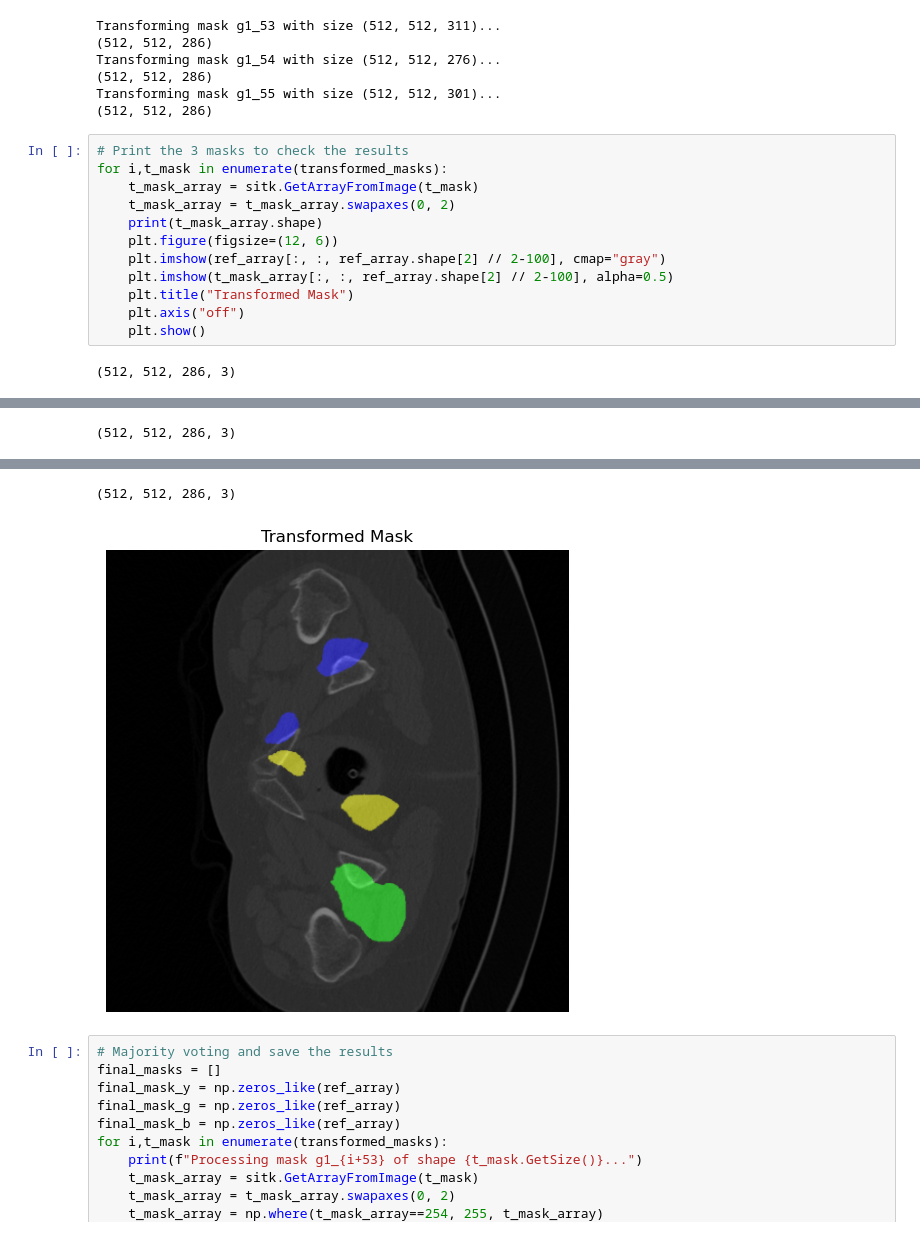
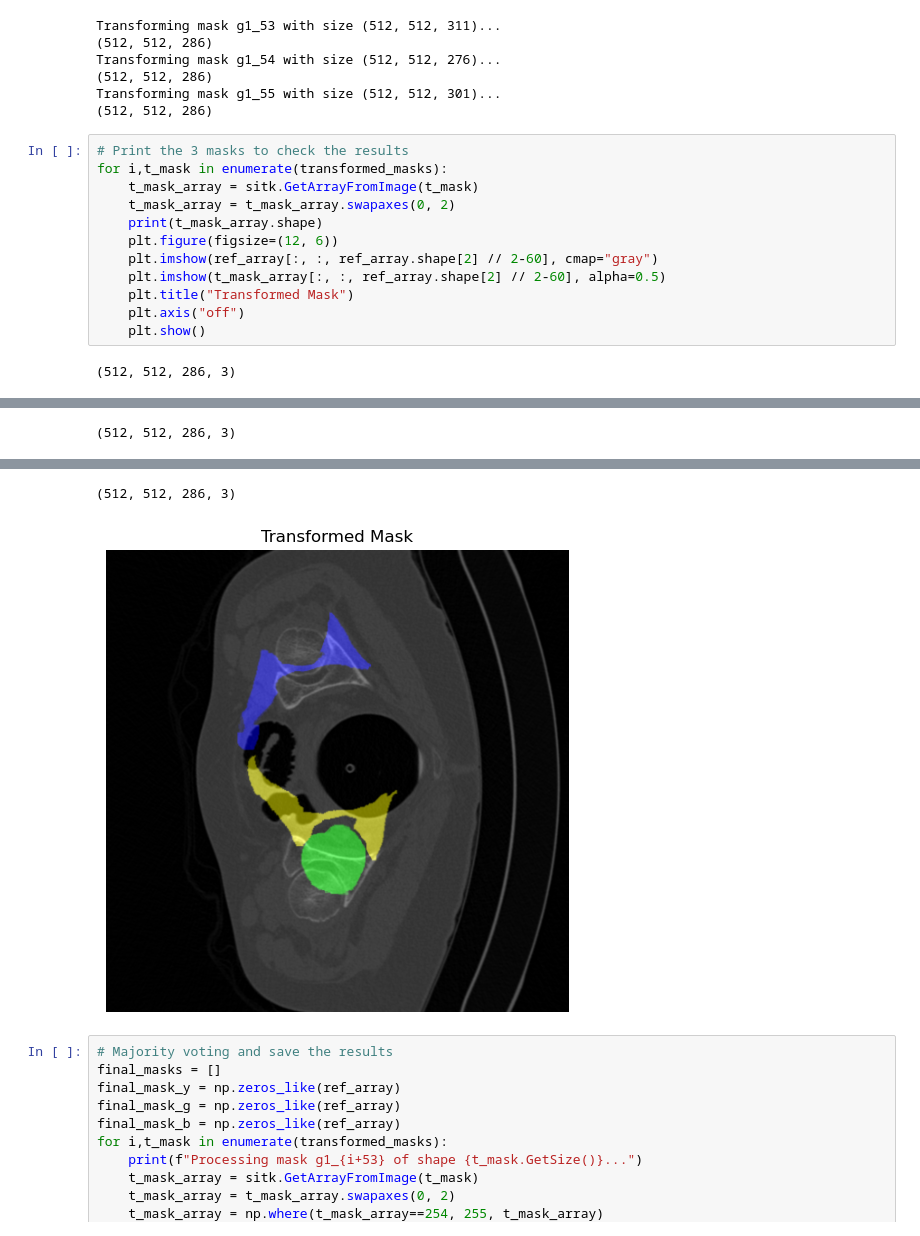
Before and after one commit to loicdemore/Projet3D_2, a Jupyter notebook: Notebook.ipynb, the cells around one changed output, grey strips where cells are left out. Drawn from its saved outputs; the diff is of its cells as text.

```diff
--- a/Notebook.ipynb
+++ b/Notebook.ipynb
@@ -353,8 +362,8 @@ for i,t_mask in enumerate(transformed_masks):
     t_mask_array = t_mask_array.swapaxes(0, 2)
     print(t_mask_array.shape)
     plt.figure(figsize=(12, 6))
-    plt.imshow(ref_array[:, :, ref_array.shape[2] // 2-100], cmap="gray")
-    plt.imshow(t_mask_array[:, :, ref_array.shape[2] // 2-100], alpha=0.5)
+    plt.imshow(ref_array[:, :, ref_array.shape[2] // 2-60], cmap="gray")
+    plt.imshow(t_mask_array[:, :, ref_array.shape[2] // 2-60], alpha=0.5)
     plt.title("Transformed Mask")
     plt.axis("off")
     plt.show()
@@ -366,5 +375,5 @@ for i,t_mask in enumerate(transformed_masks):
 (512, 512, 286, 3)
-[figure, old version]
+[figure, new version]
 # %%
 # Majority voting and save the results
 final_masks = []
```
Also changed, not shown: parts of 14 cells of this notebook, 1 other file.
